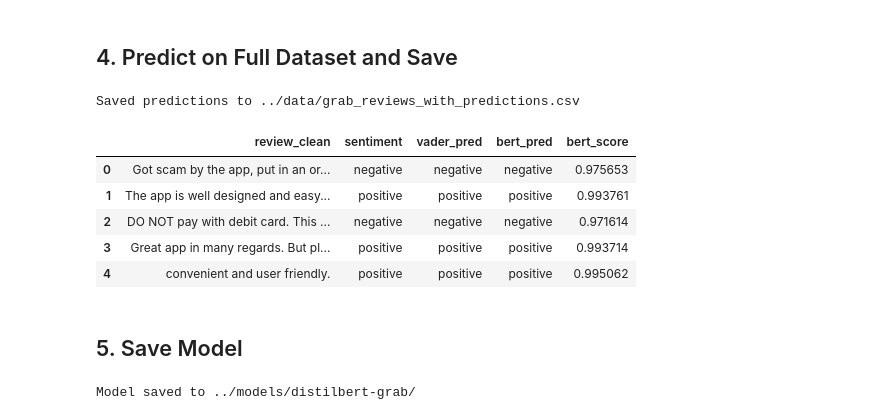
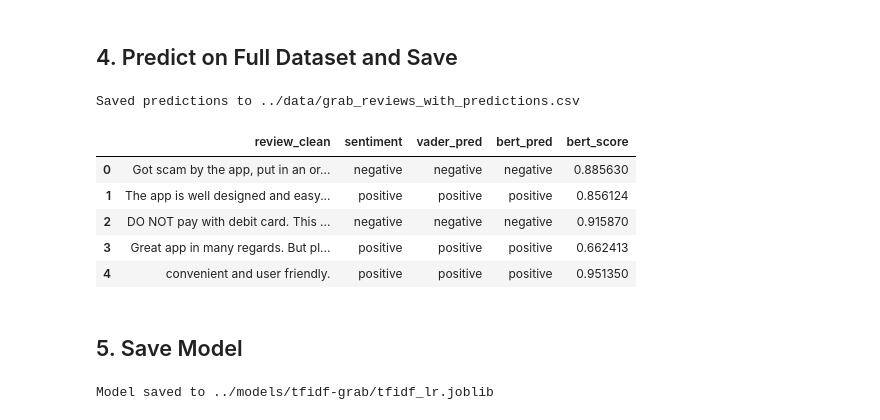
Before and after one commit to rounddragonsyl/grab-sentiment-analysis, a Jupyter notebook: notebooks/03_sentiment_modelling.ipynb, the cells around one changed output. Cells and saved outputs as stored; diff of their text form; code cells hidden in the pictures.

```diff
--- a/notebooks/03_sentiment_modelling.ipynb
+++ b/notebooks/03_sentiment_modelling.ipynb
@@ -102,2 +80,10 @@ OSError: [WinError 1114] A dynamic link library (DLL) initialization routine fai
+# %%
+from sklearn.feature_extraction.text import TfidfVectorizer
+from sklearn.linear_model import LogisticRegression
+from sklearn.pipeline import Pipeline
+from sklearn.metrics import f1_score, accuracy_score
+import joblib
+
+SAMPLE_SIZE = None  # set to e.g. 2000 for a quick test run
 # %%
 label2id = {'negative': 0, 'neutral': 1, 'positive': 2}
@@ -186,0 +104,11 @@ trainer.train()
+# %%
+clf = Pipeline([
+    ('tfidf', TfidfVectorizer(max_features=30000, ngram_range=(1, 2), sublinear_tf=True)),
+    ('lr',    LogisticRegression(C=1.0, max_iter=1000, random_state=42)),
+])
+
+clf.fit(train_df['review_clean'], train_df['label'])
+
+val_preds = clf.predict(val_df['review_clean'])
+print(f'Val accuracy: {accuracy_score(val_df["label"], val_preds):.3f}')
+print(f'Val F1 macro: {f1_score(val_df["label"], val_preds, average="macro"):.3f}')
@@ -218,38 +150,28 @@ plt.show()
 # %% [markdown]
 ## 4. Predict on Full Dataset and Save
 # %%
-from transformers import pipeline as hf_pipeline
+full_preds = clf.predict(df['review_clean'])
+full_proba = clf.predict_proba(df['review_clean'])
 
-classifier = hf_pipeline(
-    'text-classification',
-    model=model,
-    tokenizer=tokenizer,
-    device=0 if DEVICE == 'cuda' else -1,
-    truncation=True,
-    max_length=MAX_LEN,
-    batch_size=32,
-)
-
-results = classifier(df['review_clean'].tolist())
-df['bert_pred']  = [r['label'] for r in results]
-df['bert_score'] = [r['score'] for r in results]
+df['bert_pred']  = [id2label[p] for p in full_preds]
+df['bert_score'] = full_proba.max(axis=1)
 
 df.to_csv('../data/grab_reviews_with_predictions.csv', index=False)
-print(f'Saved predictions to ../data/grab_reviews_with_predictions.csv')
+print('Saved predictions to ../data/grab_reviews_with_predictions.csv')
 df[['review_clean', 'sentiment', 'vader_pred', 'bert_pred', 'bert_score']].head()
 # %% [output]
 Saved predictions to ../data/grab_reviews_with_predictions.csv
 |  | review_clean | sentiment | vader_pred | bert_pred | bert_score |
-| 0 | Got scam by the app, put in an or... | negative | negative | negative | 0.975653 |
-| 1 | The app is well designed and easy... | positive | positive | positive | 0.993761 |
-| 2 | DO NOT pay with debit card. This ... | negative | negative | negative | 0.971614 |
-| 3 | Great app in many regards. But pl... | positive | positive | positive | 0.993714 |
-| 4 | convenient and user friendly. | positive | positive | positive | 0.995062 |
+| 0 | Got scam by the app, put in an or... | negative | negative | negative | 0.885630 |
+| 1 | The app is well designed and easy... | positive | positive | positive | 0.856124 |
+| 2 | DO NOT pay with debit card. This ... | negative | negative | negative | 0.915870 |
+| 3 | Great app in many regards. But pl... | positive | positive | positive | 0.662413 |
+| 4 | convenient and user friendly. | positive | positive | positive | 0.951350 |
 # %% [markdown]
 ## 5. Save Model
 # %%
-trainer.save_model('../models/distilbert-grab')
-tokenizer.save_pretrained('../models/distilbert-grab')
-print('Model saved to ../models/distilbert-grab/')
+os.makedirs('../models/tfidf-grab', exist_ok=True)
+joblib.dump(clf, '../models/tfidf-grab/tfidf_lr.joblib')
+print('Model saved to ../models/tfidf-grab/tfidf_lr.joblib')
 # %% [output]
-Model saved to ../models/distilbert-grab/
+Model saved to ../models/tfidf-grab/tfidf_lr.joblib
```
Also changed, not shown: parts of 10 cells of this notebook, 2 other files.
